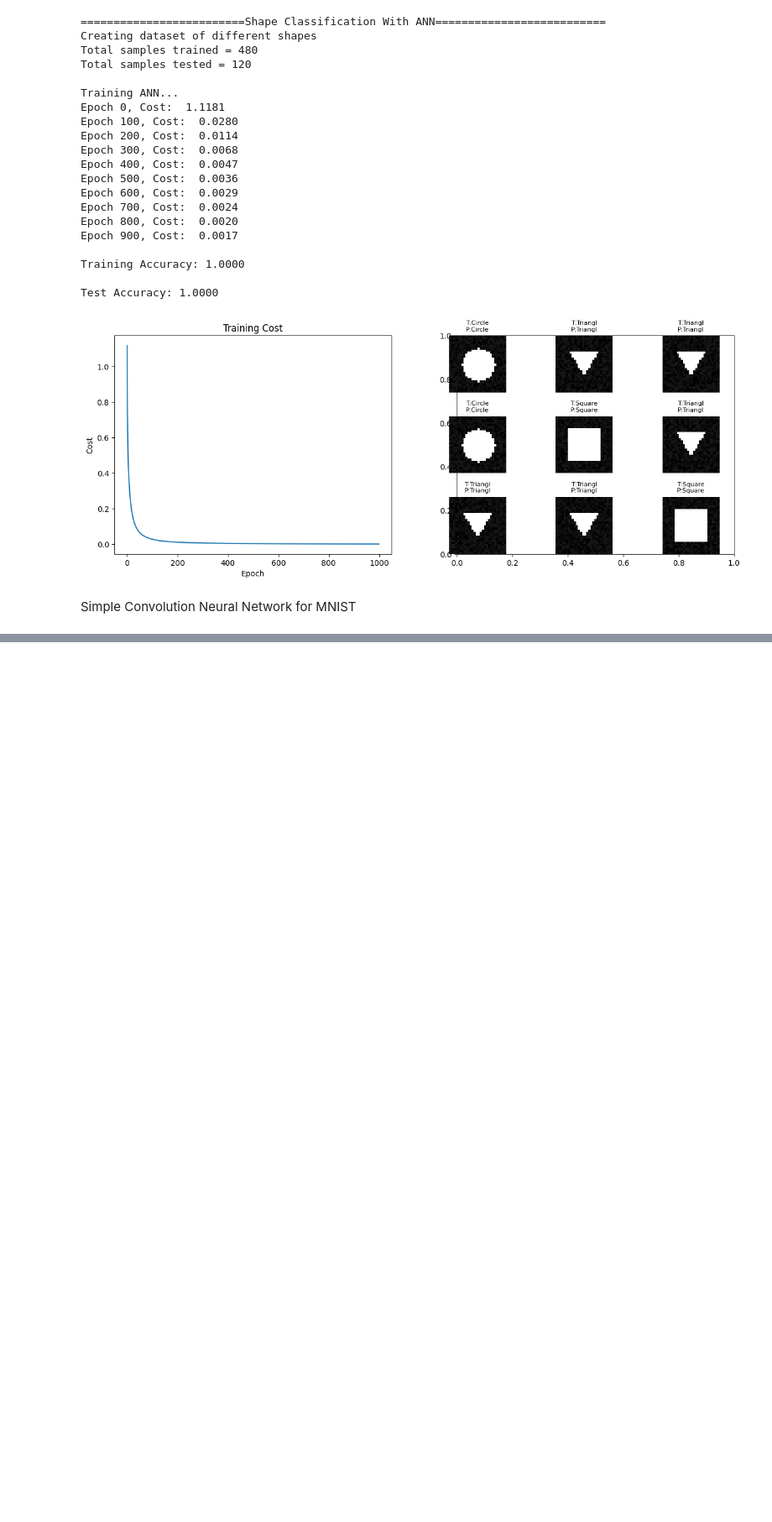
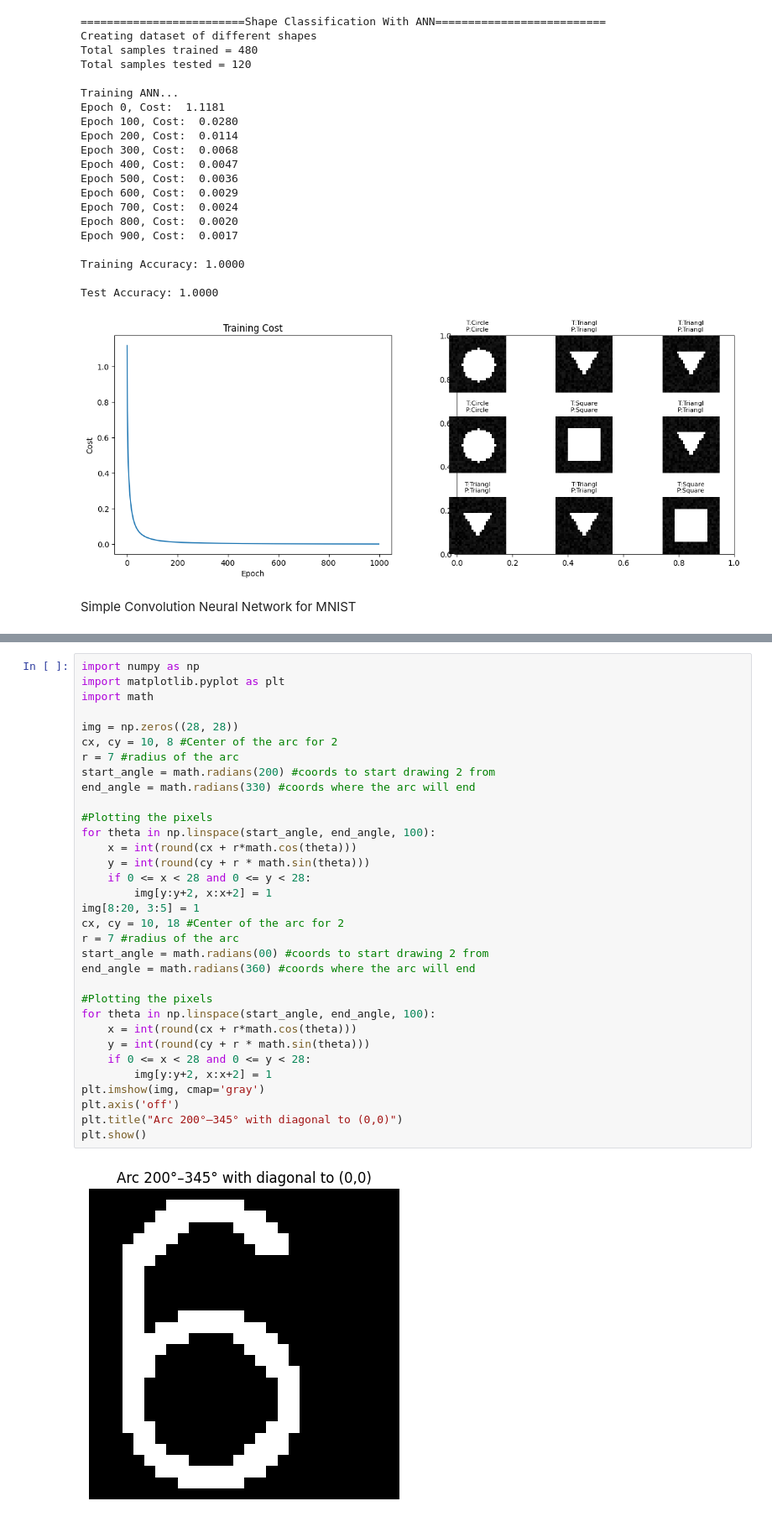
Before and after one commit to jenishit/Image-Processing, a Jupyter notebook: neural_network.ipynb, the cells around one changed output, grey strips where cells are left out. Shown at 84% size. Drawn from its saved outputs; the diff is of its cells as text; blank space fills up the shorter version.

```diff
--- a/neural_network.ipynb
+++ b/neural_network.ipynb
@@ -526,0 +644,35 @@ class SimpleCNN:
+# %%
+import numpy as np
+import matplotlib.pyplot as plt
+import math
+
+img = np.zeros((28, 28))
+cx, cy = 10, 8 #Center of the arc for 2
+r = 7 #radius of the arc
+start_angle = math.radians(200) #coords to start drawing 2 from
+end_angle = math.radians(330) #coords where the arc will end
+
+#Plotting the pixels
+for theta in np.linspace(start_angle, end_angle, 100):
+    x = int(round(cx + r*math.cos(theta)))
+    y = int(round(cy + r * math.sin(theta)))
+    if 0 <= x < 28 and 0 <= y < 28:
+        img[y:y+2, x:x+2] = 1
+img[8:20, 3:5] = 1
+cx, cy = 10, 18 #Center of the arc for 2
+r = 7 #radius of the arc
+start_angle = math.radians(00) #coords to start drawing 2 from
+end_angle = math.radians(360) #coords where the arc will end
+
+#Plotting the pixels
+for theta in np.linspace(start_angle, end_angle, 100):
+    x = int(round(cx + r*math.cos(theta)))
+    y = int(round(cy + r * math.sin(theta)))
+    if 0 <= x < 28 and 0 <= y < 28:
+        img[y:y+2, x:x+2] = 1
+plt.imshow(img, cmap='gray')
+plt.axis('off')
+plt.title("Arc 200°–345° with diagonal to (0,0)")
+plt.show()
+# %% [output]
+[figure, added]
```
Also changed, not shown: parts of 1 cell of this notebook.
